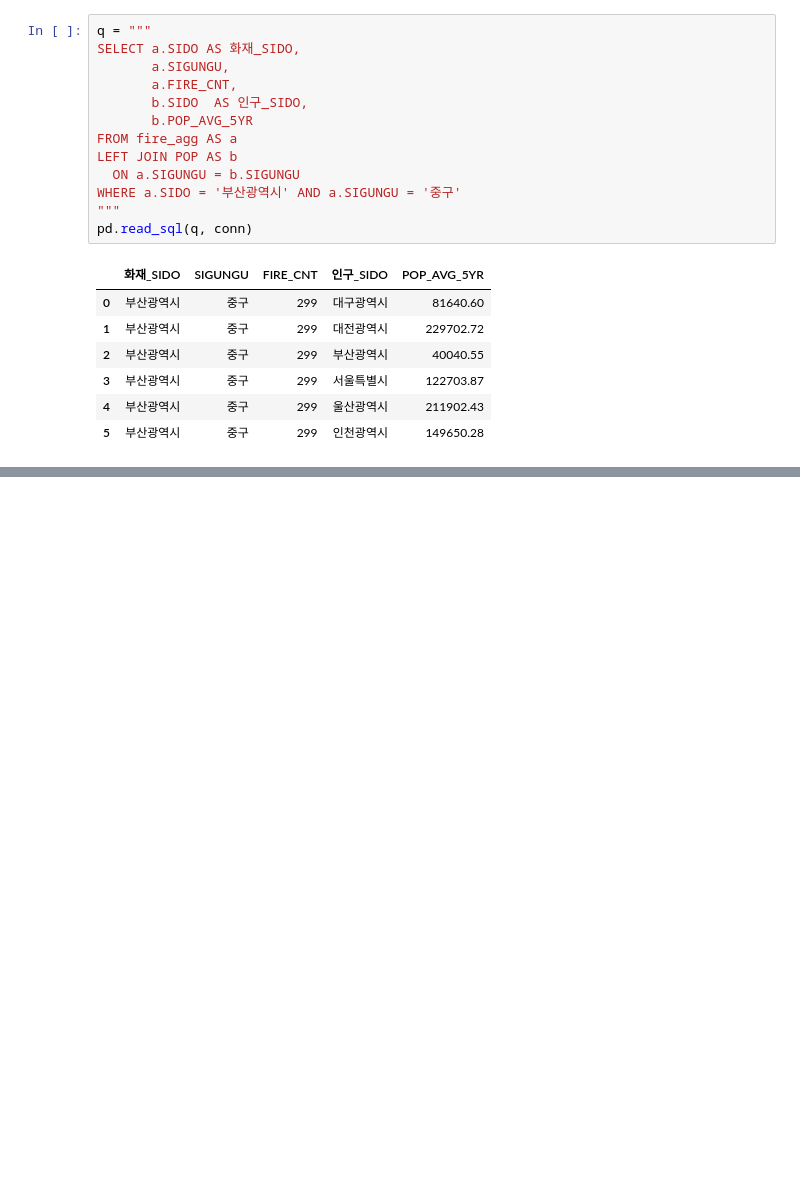
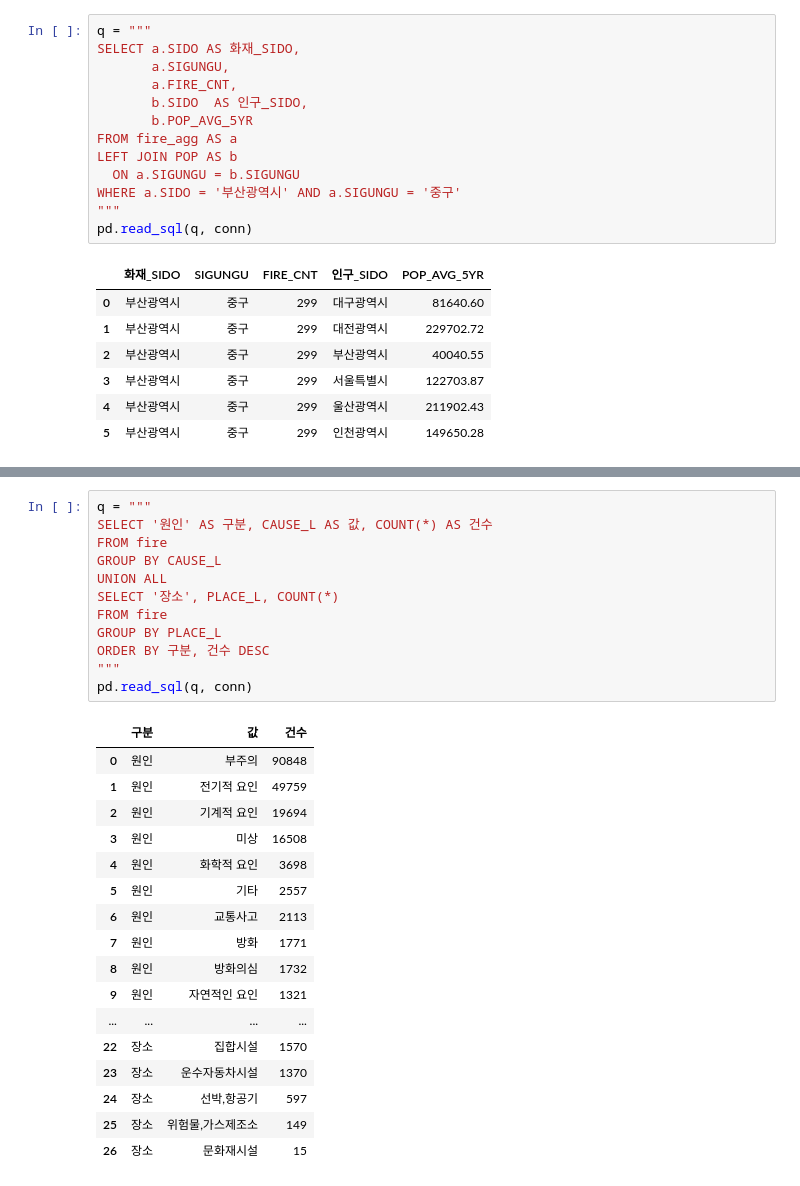
Before and after one commit to woohyun029/SQL-Data-Processing-Practice, a Jupyter notebook: SQL_04_FIRE.ipynb, the cells around one changed output, grey strips where cells are left out. Cells and saved outputs as stored; diff of their text form; blank space fills up the shorter version.

Commit message:
SQL_04_FIRE

```diff
--- a/SQL_04_FIRE.ipynb
+++ b/SQL_04_FIRE.ipynb
@@ -479,0 +487,30 @@ pd.read_sql(q, conn)
+# %%
+q = """
+SELECT '원인' AS 구분, CAUSE_L AS 값, COUNT(*) AS 건수
+FROM fire
+GROUP BY CAUSE_L
+UNION ALL
+SELECT '장소', PLACE_L, COUNT(*)
+FROM fire
+GROUP BY PLACE_L
+ORDER BY 구분, 건수 DESC
+"""
+pd.read_sql(q, conn)
+# %% [output]
+|  | 구분 | 값 | 건수 |
+| 0 | 원인 | 부주의 | 90848 |
+| 1 | 원인 | 전기적 요인 | 49759 |
+| 2 | 원인 | 기계적 요인 | 19694 |
+| 3 | 원인 | 미상 | 16508 |
+| 4 | 원인 | 화학적 요인 | 3698 |
+| 5 | 원인 | 기타 | 2557 |
+| 6 | 원인 | 교통사고 | 2113 |
+| 7 | 원인 | 방화 | 1771 |
+| 8 | 원인 | 방화의심 | 1732 |
+| 9 | 원인 | 자연적인 요인 | 1321 |
+| ... | ... | ... | ... |
+| 22 | 장소 | 집합시설 | 1570 |
+| 23 | 장소 | 운수자동차시설 | 1370 |
+| 24 | 장소 | 선박,항공기 | 597 |
+| 25 | 장소 | 위험물,가스제조소 | 149 |
+| 26 | 장소 | 문화재시설 | 15 |
```
Also changed, not shown: parts of 6 cells of this notebook.
